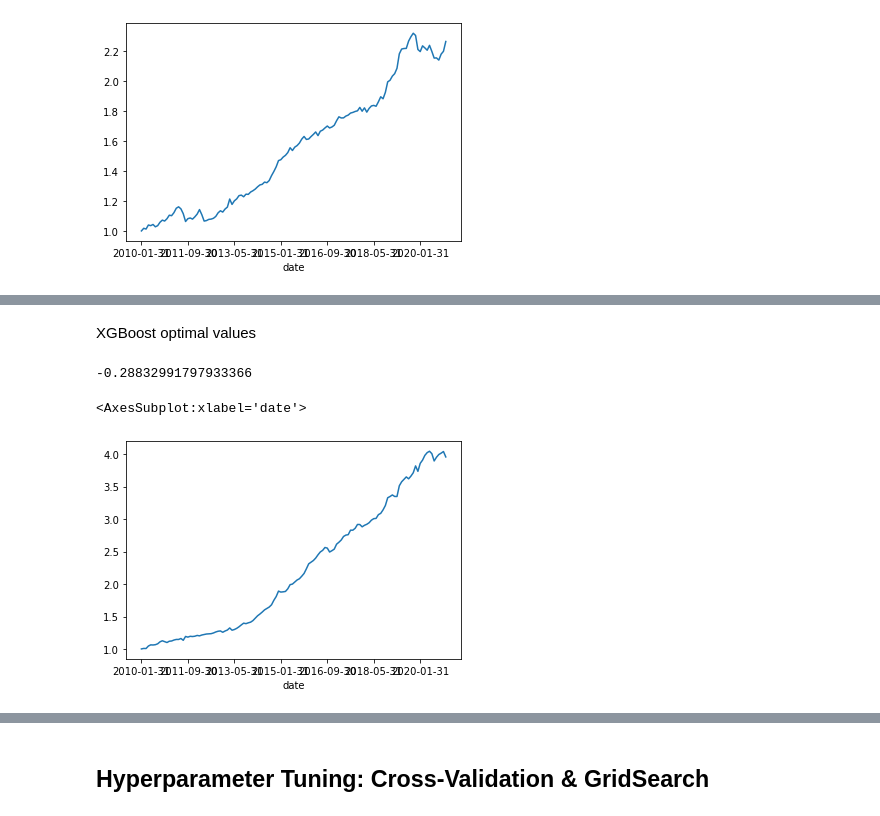
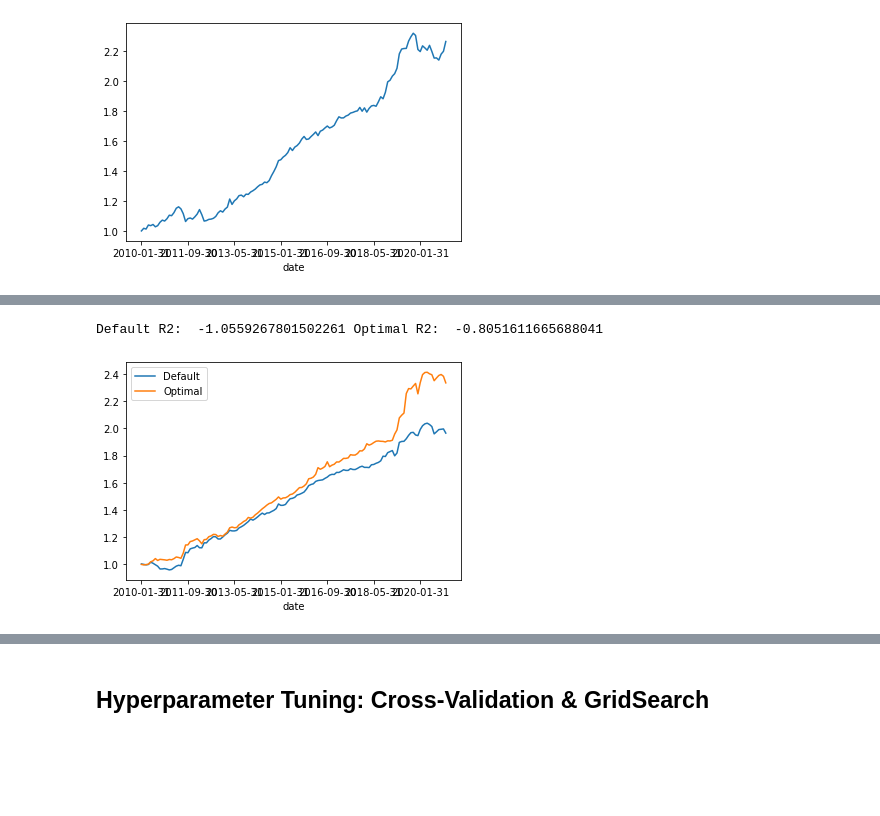
Before and after one commit to santoromano/Corporate-Bond-Factors, a Jupyter notebook: empirics.ipynb, the cells around one changed output, grey strips where cells are left out. Cells and saved outputs as stored; diff of their text form; code cells hidden in the pictures; blank space fills up the shorter version.

Commit message:
Optimal model results

```diff
--- a/empirics.ipynb
+++ b/empirics.ipynb
@@ -213,7 +194,23 @@ def model_est(model_name,y,x,start):
                            solver='sgd', random_state=1).fit(X,Y) # 3 hidden layers with neurons as per Gu, Kelly, Xiu (2019)
 
     if model_name=='xgboost':
-        model = xgboost(n_estimators=150, max_depth=5, subsample=0.75, random_state=1).fit(X,Y) # similar parameters to forest
+        model = xgboost(n_estimators=200, max_depth=5, subsample=0.8, random_state=1).fit(X,Y) # similar parameters to forest
+
+
+    # Optimized Models
+    if model_name=='tree_optimal':
+        model = tree(splitter='best', max_depth=25, random_state=1).fit(X,Y)
+
+    if model_name=='forest_optimal':
+        model = forest(n_estimators=150, max_depth=15, max_features=2, min_samples_leaf=15, random_state=1).fit(X,Y) # based on MZ
+
+    if model_name=='neural_net_optimal':
+        model = neural_net(hidden_layer_sizes=(24, 12, 6), activation='relu',
+                           solver='sgd', alpha=0.1, random_state=1).fit(X,Y)
+
+    if model_name=='xgboost_optimal':
+        model = xgboost(n_estimators=150, max_depth=15, subsample=0.65, random_state=1).fit(X,Y) # similar parameters to forest
+
 
     # Model output
     Y_hat = model.predict(x.loc[x.index.levels[0][30:].values[start+60]]) # next month
@@ -351,6 +338,18 @@ def out_of_sample_procedure(model_name,y,x):
     return (strat_returns_df, actual_y_df, forecast_y_df)
 # %%
 from sklearn.metrics import r2_score as R2
+
+def results(model):
+    '''
+    Function to output R-Squared and cummulative strategy return plot.
+    '''
+    returns, y_true, y_hat = out_of_sample_procedure(model,Y,X)
+    returns1, y_true1, y_hat1 = out_of_sample_procedure(model+'_optimal',Y,X)
+
+    rets = pd.concat([returns,returns1], axis=1)
+    rets.columns = ['Default','Optimal']
+    (1+rets).cumprod().plot()
+    print('Default R2: ', R2(y_true,y_hat), 'Optimal R2: ', R2(y_true,y_hat1))
 # %%
 # Code Test
 returns, y_true, y_hat = out_of_sample_procedure('ols',Y,X)
@@ -389,12 +361,5 @@ print(R2(y_true_xg,y_hat_xg))
-# %% [markdown]
-XGBoost optimal values
-# %%
-returns_xg, y_true_xg, y_hat_xg = out_of_sample_procedure('xgboost',Y,X)
-print(R2(y_true_xg,y_hat_xg))
-# %% [output]
--0.28832991797933366
-# %%
-(1+returns_xg).cumprod().plot()
-# %% [output]
-<AxesSubplot:xlabel='date'>
-[figure, removed]
+# %%
+results('tree')
+# %% [output]
+Default R2:  -1.0559267801502261 Optimal R2:  -0.8051611665688041
+[figure, added]
```
Also changed, not shown: parts of 19 cells of this notebook.
